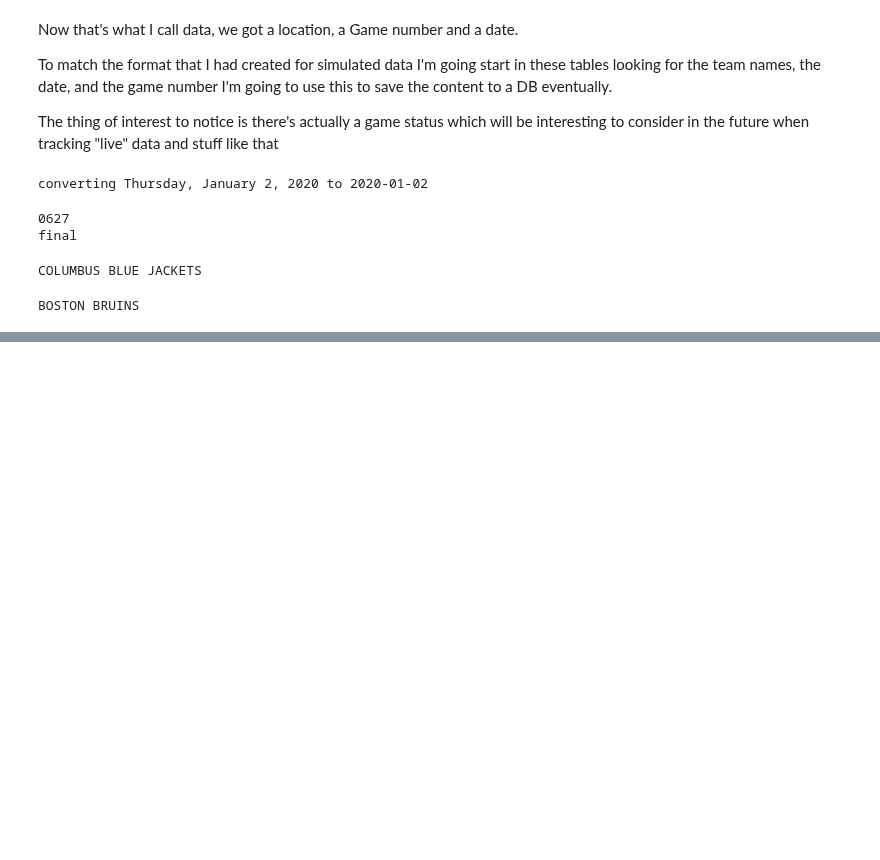
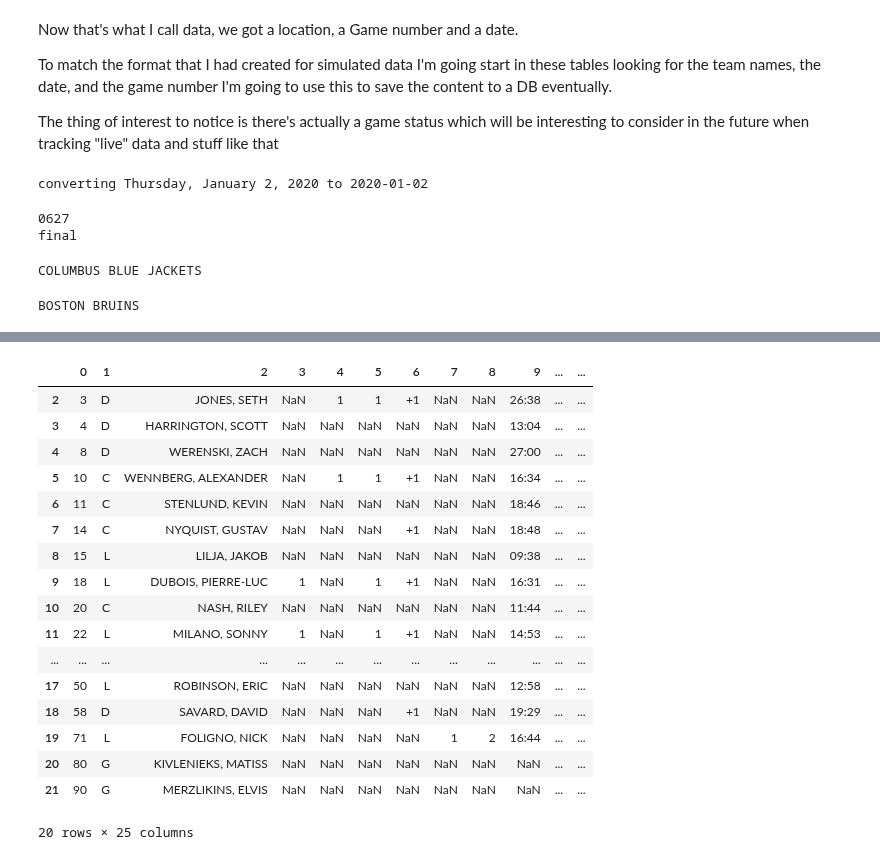
Before and after one commit to VArdulov/alphantasy-hockey, a Jupyter notebook: notebooks/scraping_nhl_data/Exploring_NHL_Scraper.ipynb, the cells around one changed output, grey strips where cells are left out. Cells and saved outputs as stored; diff of their text form; code cells hidden in the pictures; blank space fills up the shorter version.

Commit message:
final write-up on scraping process and example results

```diff
--- a/notebooks/scraping_nhl_data/Exploring_NHL_Scraper.ipynb
+++ b/notebooks/scraping_nhl_data/Exploring_NHL_Scraper.ipynb
@@ -67,3 +65,7 @@ html_soup = BeautifulSoup(r.content)
+# %%
+html_soup = BeautifulSoup(r.content, "lxml")
+with open("example.html", 'w') as test_html:
+    test_html.write(html_soup.prettify())
 # %% [markdown]
 Exploring the html's high level reveals there's actually not a whole lot going on and actually almost all of the content is store in the (only) table on the page
 
@@ -146,0 +154,2 @@ BOSTON BRUINS
+# %%
+dfs_of_table = pd.read_html(html_soup.find_all("td", class_='lborder + rborder + bborder + visitorsectionheading')[0].parent.parent.prettify(), flavor="bs4")[0]
@@ -146,0 +158,27 @@ BOSTON BRUINS
+# %%
+away_team_starting_point = 2
+
+break_point, end_point = dfs_of_table.loc[dfs_of_table[0] == "TEAM TOTALS"].index
+home_team_starting_point = break_point + 5
+# %%
+away_team_stats_df = dfs_of_table.loc[list(range(away_team_starting_point,break_point))]
+away_team_stats_df
+# %% [output]
+|  | 0 | 1 | 2 | 3 | 4 | 5 | 6 | 7 | 8 | 9 | ... | ... |
+| 2 | 3 | D | JONES, SETH | NaN | 1 | 1 | +1 | NaN | NaN | 26:38 | ... | ... |
+| 3 | 4 | D | HARRINGTON, SCOTT | NaN | NaN | NaN | NaN | NaN | NaN | 13:04 | ... | ... |
+| 4 | 8 | D | WERENSKI, ZACH | NaN | NaN | NaN | NaN | NaN | NaN | 27:00 | ... | ... |
+| 5 | 10 | C | WENNBERG, ALEXANDER | NaN | 1 | 1 | +1 | NaN | NaN | 16:34 | ... | ... |
+| 6 | 11 | C | STENLUND, KEVIN | NaN | NaN | NaN | NaN | NaN | NaN | 18:46 | ... | ... |
+| 7 | 14 | C | NYQUIST, GUSTAV | NaN | NaN | NaN | +1 | NaN | NaN | 18:48 | ... | ... |
+| 8 | 15 | L | LILJA, JAKOB | NaN | NaN | NaN | NaN | NaN | NaN | 09:38 | ... | ... |
+| 9 | 18 | L | DUBOIS, PIERRE-LUC | 1 | NaN | 1 | +1 | NaN | NaN | 16:31 | ... | ... |
+| 10 | 20 | C | NASH, RILEY | NaN | NaN | NaN | NaN | NaN | NaN | 11:44 | ... | ... |
+| 11 | 22 | L | MILANO, SONNY | 1 | NaN | 1 | +1 | NaN | NaN | 14:53 | ... | ... |
+| ... | ... | ... | ... | ... | ... | ... | ... | ... | ... | ... | ... | ... |
+| 17 | 50 | L | ROBINSON, ERIC | NaN | NaN | NaN | NaN | NaN | NaN | 12:58 | ... | ... |
+| 18 | 58 | D | SAVARD, DAVID | NaN | NaN | NaN | +1 | NaN | NaN | 19:29 | ... | ... |
+| 19 | 71 | L | FOLIGNO, NICK | NaN | NaN | NaN | NaN | 1 | 2 | 16:44 | ... | ... |
+| 20 | 80 | G | KIVLENIEKS, MATISS | NaN | NaN | NaN | NaN | NaN | NaN | NaN | ... | ... |
+| 21 | 90 | G | MERZLIKINS, ELVIS | NaN | NaN | NaN | NaN | NaN | NaN | NaN | ... | ... |
+20 rows × 25 columns
```
Also changed, not shown: parts of 40 cells of this notebook, 2 other files.
